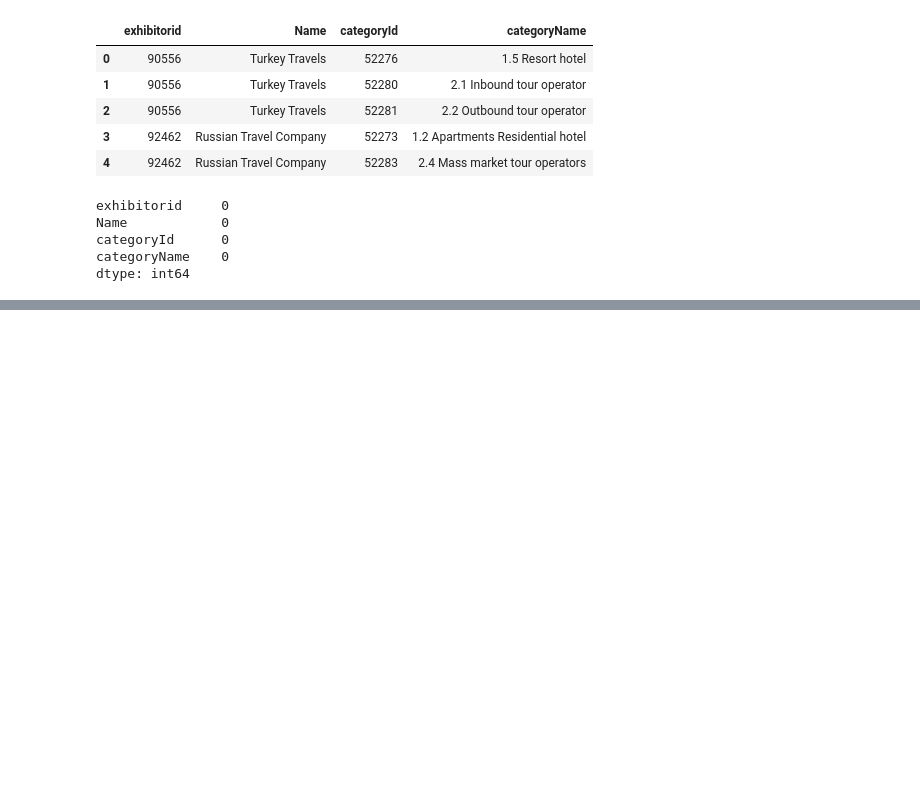
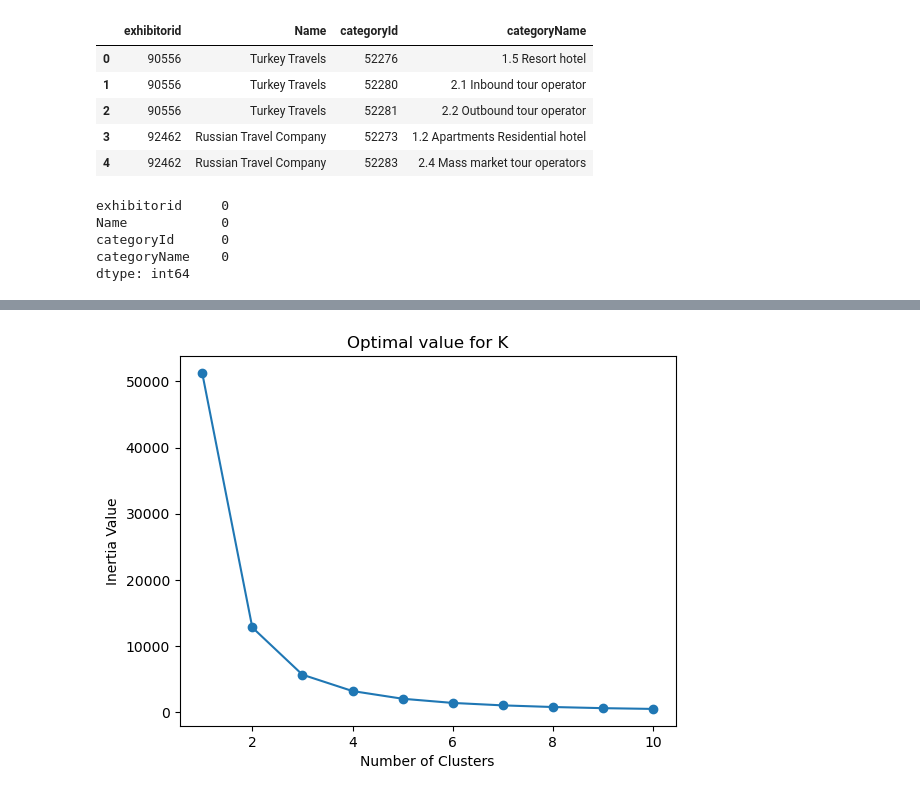
Before and after one commit to piyushnishantedu/ITE-data-sciene-assignment, a Jupyter notebook: code/exhibitors_profile_analysis.ipynb, the cells around one changed output, grey strips where cells are left out. Cells and saved outputs as stored; diff of their text form; code cells hidden in the pictures; blank space fills up the shorter version.

```diff
--- a/code/exhibitors_profile_analysis.ipynb
+++ b/code/exhibitors_profile_analysis.ipynb
@@ -141,0 +219,5 @@ dtype: int64
+# %%
+category_counts = exhibitors_final.groupby("categoryName")["exhibitorid"].count().reset_index()
+category_counts.columns = ["categoryName", "exhibitorCount"]
+category_counts = category_counts.sort_values(by="exhibitorCount", ascending=False)
+print("Exhibitor Count per Category:\n", category_counts.head(10))
@@ -141,0 +237,4 @@ dtype: int64
+# %%
+exhibitor_mean = category_counts["exhibitorCount"].mean()
+category_counts["categoryType"] = category_counts["exhibitorCount"].apply(lambda x: "Popular" if x > exhibitor_mean else "Not popular")
+print("Category Classification:\n", category_counts.head(100))
@@ -141,0 +257,21 @@ dtype: int64
+# %%
+from sklearn.cluster import KMeans
+import numpy as np
+def hyper_parameter_tuning(k_value, df, feature_list):
+
+    inertia = []
+    for k in range(1, k_value + 1):
+        model = KMeans(n_clusters=k, random_state=42, n_init=10)
+        model.fit(df[feature_list])
+        inertia.append(model.inertia_)
+
+    plt.plot(range(1, k_value + 1), inertia, marker='o')
+    plt.xlabel('Number of Clusters')
+    plt.ylabel('Inertia Value')
+    plt.title('Optimal value for K')
+    plt.show()
+# %%
+category_counts["categoryId"] = pd.factorize(category_counts["categoryName"])[0]
+hyper_parameter_tuning(10, category_counts, ["categoryId", "exhibitorCount"])
+# %% [output]
+[figure, added]
```
Also changed, not shown: parts of 17 cells of this notebook, 3 other files.
